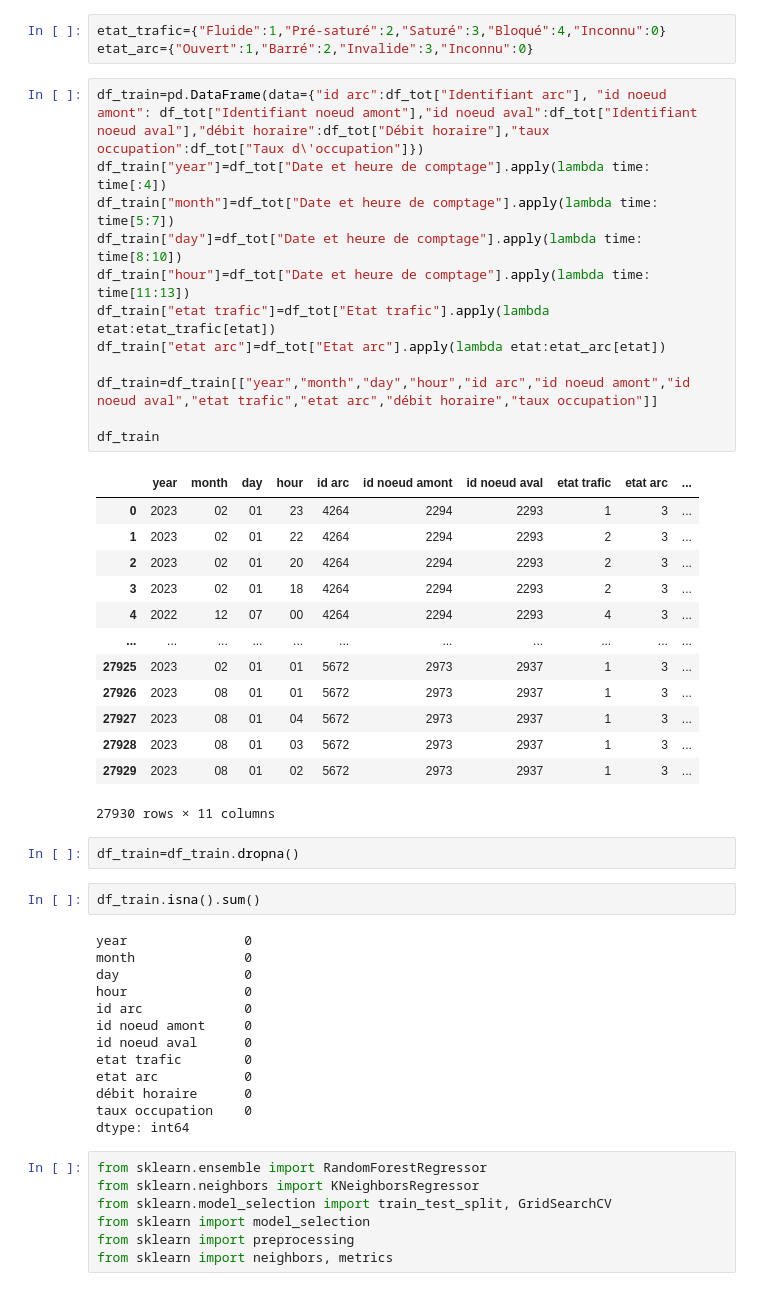
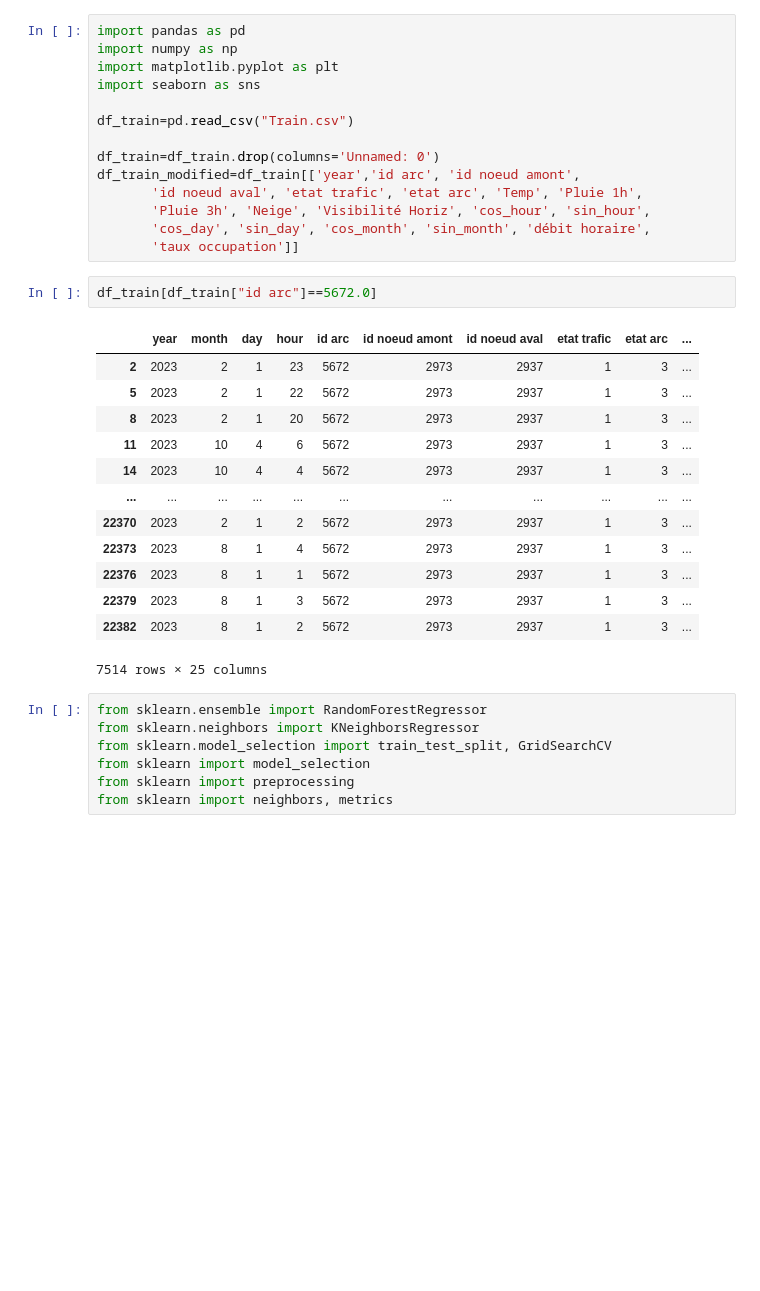
Before and after one commit to DIlyess/DatathonBCGX, a Jupyter notebook: test.ipynb, the cells around one changed output. Drawn from its saved outputs; the diff is of its cells as text; blank space fills up the shorter version.

```diff
--- a/test.ipynb
+++ b/test.ipynb
@@ -54,49 +1,33 @@ Selon la valeur de K, on peut qualifier l’état de trafic au point de mesure :
-# %%
-etat_trafic={"Fluide":1,"Pré-saturé":2,"Saturé":3,"Bloqué":4,"Inconnu":0}
-etat_arc={"Ouvert":1,"Barré":2,"Invalide":3,"Inconnu":0}
-# %%
-df_train=pd.DataFrame(data={"id arc":df_tot["Identifiant arc"], "id noeud amont": df_tot["Identifiant noeud amont"],"id noeud aval":df_tot["Identifiant noeud aval"],"débit horaire":df_tot["Débit horaire"],"taux occupation":df_tot["Taux d\'occupation"]})
-df_train["year"]=df_tot["Date et heure de comptage"].apply(lambda time: time[:4])
-df_train["month"]=df_tot["Date et heure de comptage"].apply(lambda time: time[5:7])
-df_train["day"]=df_tot["Date et heure de comptage"].apply(lambda time: time[8:10])
-df_train["hour"]=df_tot["Date et heure de comptage"].apply(lambda time: time[11:13])
-df_train["etat trafic"]=df_tot["Etat trafic"].apply(lambda etat:etat_trafic[etat])
-df_train["etat arc"]=df_tot["Etat arc"].apply(lambda etat:etat_arc[etat])
-
-df_train=df_train[["year","month","day","hour","id arc","id noeud amont","id noeud aval","etat trafic","etat arc","débit horaire","taux occupation"]]
-
-df_train
-# %% [output]
-|  | year | month | day | hour | id arc | id noeud amont | id noeud aval | etat trafic | etat arc | ... |
-| 0 | 2023 | 02 | 01 | 23 | 4264 | 2294 | 2293 | 1 | 3 | ... |
-| 1 | 2023 | 02 | 01 | 22 | 4264 | 2294 | 2293 | 2 | 3 | ... |
-| 2 | 2023 | 02 | 01 | 20 | 4264 | 2294 | 2293 | 2 | 3 | ... |
-| 3 | 2023 | 02 | 01 | 18 | 4264 | 2294 | 2293 | 2 | 3 | ... |
-| 4 | 2022 | 12 | 07 | 00 | 4264 | 2294 | 2293 | 4 | 3 | ... |
-| ... | ... | ... | ... | ... | ... | ... | ... | ... | ... | ... |
-| 27925 | 2023 | 02 | 01 | 01 | 5672 | 2973 | 2937 | 1 | 3 | ... |
-| 27926 | 2023 | 08 | 01 | 01 | 5672 | 2973 | 2937 | 1 | 3 | ... |
-| 27927 | 2023 | 08 | 01 | 04 | 5672 | 2973 | 2937 | 1 | 3 | ... |
-| 27928 | 2023 | 08 | 01 | 03 | 5672 | 2973 | 2937 | 1 | 3 | ... |
-| 27929 | 2023 | 08 | 01 | 02 | 5672 | 2973 | 2937 | 1 | 3 | ... |
-27930 rows × 11 columns
-# %%
-df_train=df_train.dropna()
-# %%
-df_train.isna().sum()
-# %% [output]
-year               0
-month              0
-day                0
-hour               0
-id arc             0
-id noeud amont     0
-id noeud aval      0
-etat trafic        0
-etat arc           0
-débit horaire      0
-taux occupation    0
-dtype: int64
+# %%
+import pandas as pd
+import numpy as np
+import matplotlib.pyplot as plt
+import seaborn as sns
+
+df_train=pd.read_csv("Train.csv")
+
+df_train=df_train.drop(columns='Unnamed: 0')
+df_train_modified=df_train[['year','id arc', 'id noeud amont',
+       'id noeud aval', 'etat trafic', 'etat arc', 'Temp', 'Pluie 1h',
+       'Pluie 3h', 'Neige', 'Visibilité Horiz', 'cos_hour', 'sin_hour',
+       'cos_day', 'sin_day', 'cos_month', 'sin_month', 'débit horaire',
+       'taux occupation']]
+# %%
+df_train[df_train["id arc"]==5672.0]
+# %% [output]
+|  | year | month | day | hour | id arc | id noeud amont | id noeud aval | etat trafic | etat arc | ... |
+| 2 | 2023 | 2 | 1 | 23 | 5672 | 2973 | 2937 | 1 | 3 | ... |
+| 5 | 2023 | 2 | 1 | 22 | 5672 | 2973 | 2937 | 1 | 3 | ... |
+| 8 | 2023 | 2 | 1 | 20 | 5672 | 2973 | 2937 | 1 | 3 | ... |
+| 11 | 2023 | 10 | 4 | 6 | 5672 | 2973 | 2937 | 1 | 3 | ... |
+| 14 | 2023 | 10 | 4 | 4 | 5672 | 2973 | 2937 | 1 | 3 | ... |
+| ... | ... | ... | ... | ... | ... | ... | ... | ... | ... | ... |
+| 22370 | 2023 | 2 | 1 | 2 | 5672 | 2973 | 2937 | 1 | 3 | ... |
+| 22373 | 2023 | 8 | 1 | 4 | 5672 | 2973 | 2937 | 1 | 3 | ... |
+| 22376 | 2023 | 8 | 1 | 1 | 5672 | 2973 | 2937 | 1 | 3 | ... |
+| 22379 | 2023 | 8 | 1 | 3 | 5672 | 2973 | 2937 | 1 | 3 | ... |
+| 22382 | 2023 | 8 | 1 | 2 | 5672 | 2973 | 2937 | 1 | 3 | ... |
+7514 rows × 25 columns
 # %%
 from sklearn.ensemble import RandomForestRegressor
 from sklearn.neighbors import KNeighborsRegressor
```
Also changed, not shown: parts of 10 cells of this notebook, 4 other files.
